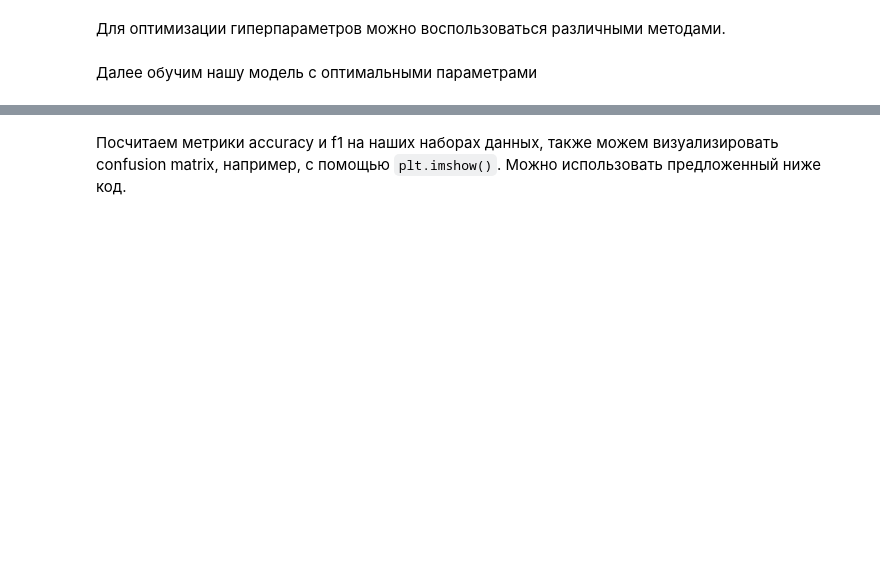
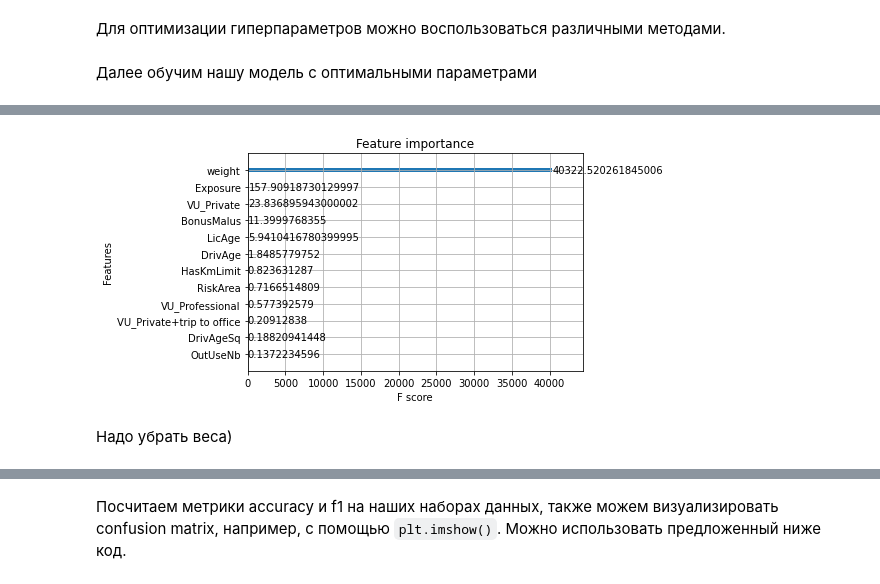
Before and after one commit to Iflgit/ML-in-business, a Jupyter notebook: lesson8/GB_Lesson_3_new.ipynb, the cells around one changed output, grey strips where cells are left out. Drawn from its saved outputs; the diff is of its cells as text; code cells hidden in the pictures; blank space fills up the shorter version.

```diff
--- a/lesson8/GB_Lesson_3_new.ipynb
+++ b/lesson8/GB_Lesson_3_new.ipynb
@@ -1371,2 +1459,20 @@ xgb_test = '<Ваш код здесь>'
+# %%
+# настраиваем деревья - можно использовать все параметры для управления ростом деревьев в xgboost https://xgboost.readthedocs.io/en/latest/parameter.html
+# тут наиболее важные для модели
+# Определим границы, в которых будем искать гиперпараметры
+# Это пространство, где ищем лучшее решение по параметрам xgboost классификатора
+space = {'num_boost_round': hp.quniform('num_boost_round', 50, 500, 1),
+         'max_depth': hp.choice('max_depth', [5, 8, 10, 12, 15]),
+         'min_child_weight': hp.uniform('min_child_weight', 0, 50),
+         'subsample': hp.uniform('subsample', 0.5, 1),
+         'colsample_bytree': hp.uniform('colsample_bytree', 0.5, 1),
+         'alpha': hp.uniform('alpha', 0, 1),
+         'lambda': hp.uniform('lambda', 0, 1),
+         'eta': hp.uniform('eta', 0.01, 1),
+        }
+# %%
+# Оптимизация (количество итераций снижено для ускорения работы)
+# objective - просто оценка моделей - внешний критерий
+best = fmin(fn=objective, space=space, algo=tpe.suggest, max_evals=50)
 # %% [markdown]
 Далее обучим нашу модель с оптимальными параметрами
@@ -1374,0 +1479,6 @@ xgb_test = '<Ваш код здесь>'
+# %%
+best_params = space_eval(space, best)
+best_params['objective'] = 'multi:softmax'
+best_params['num_class'] = 5  # число классов указываем -  5
+
+best_params
@@ -1374,0 +1496,3 @@ xgb_test = '<Ваш код здесь>'
+# %%
+progress = dict()
+xgb_freq = xgb.train(  params=best_params, dtrain=xgb_train, feval=xgb_eval, maximize=False, evals=[(xgb_train, "train"),(xgb_valid, "valid")], early_stopping_rounds=10, evals_result=progress, verbose_eval=False)
@@ -1374,0 +1506,7 @@ xgb_test = '<Ваш код здесь>'
+# %%
+importance_type = ['total_gain', 'gain', 'weight', 'total_cover', 'cover']
+xgb.plot_importance(xgb_freq, importance_type=importance_type[0]); plt.show()
+# %% [output]
+[figure, added]
+# %% [markdown]
+Надо убрать веса)
```
Also changed, not shown: parts of 85 cells of this notebook, 4 other files.
